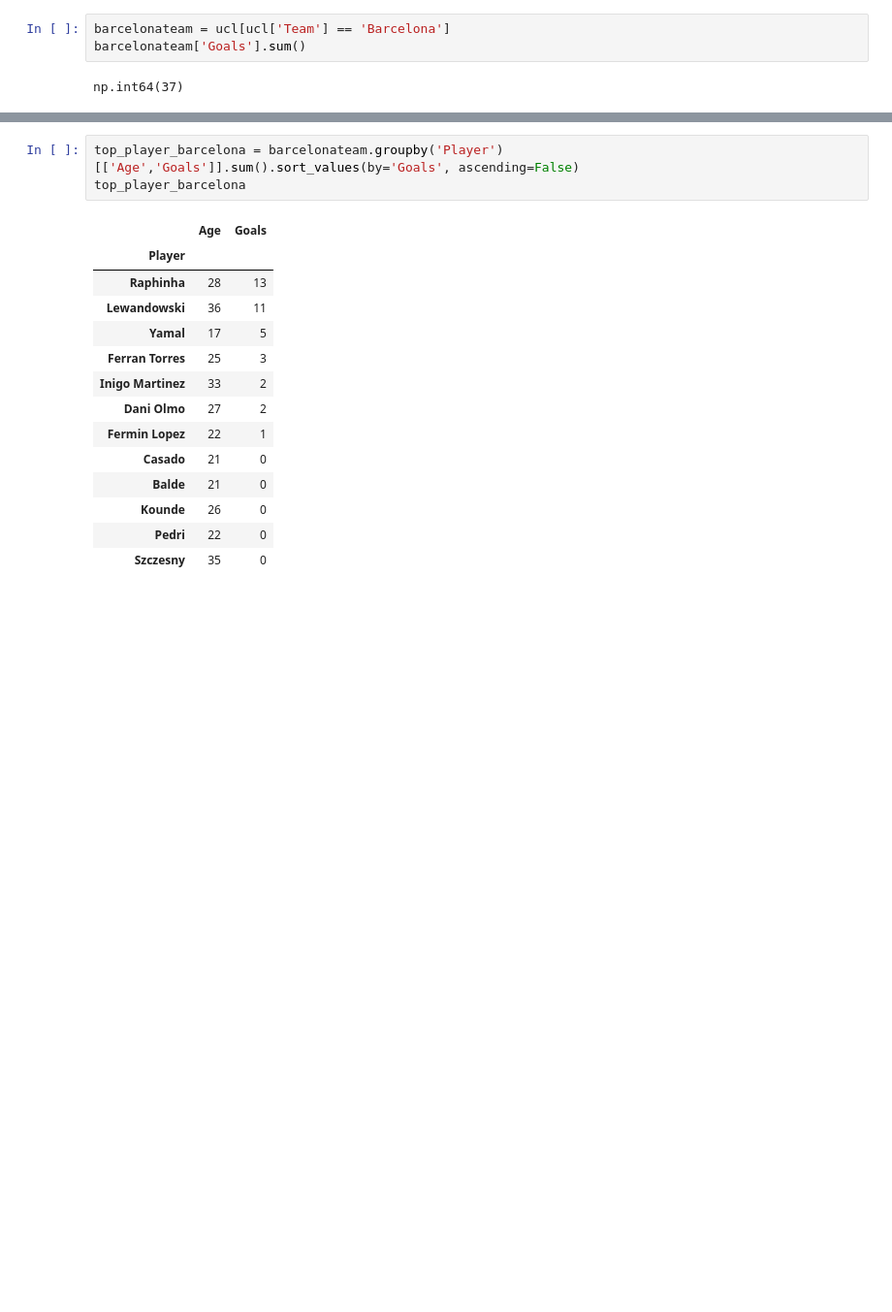
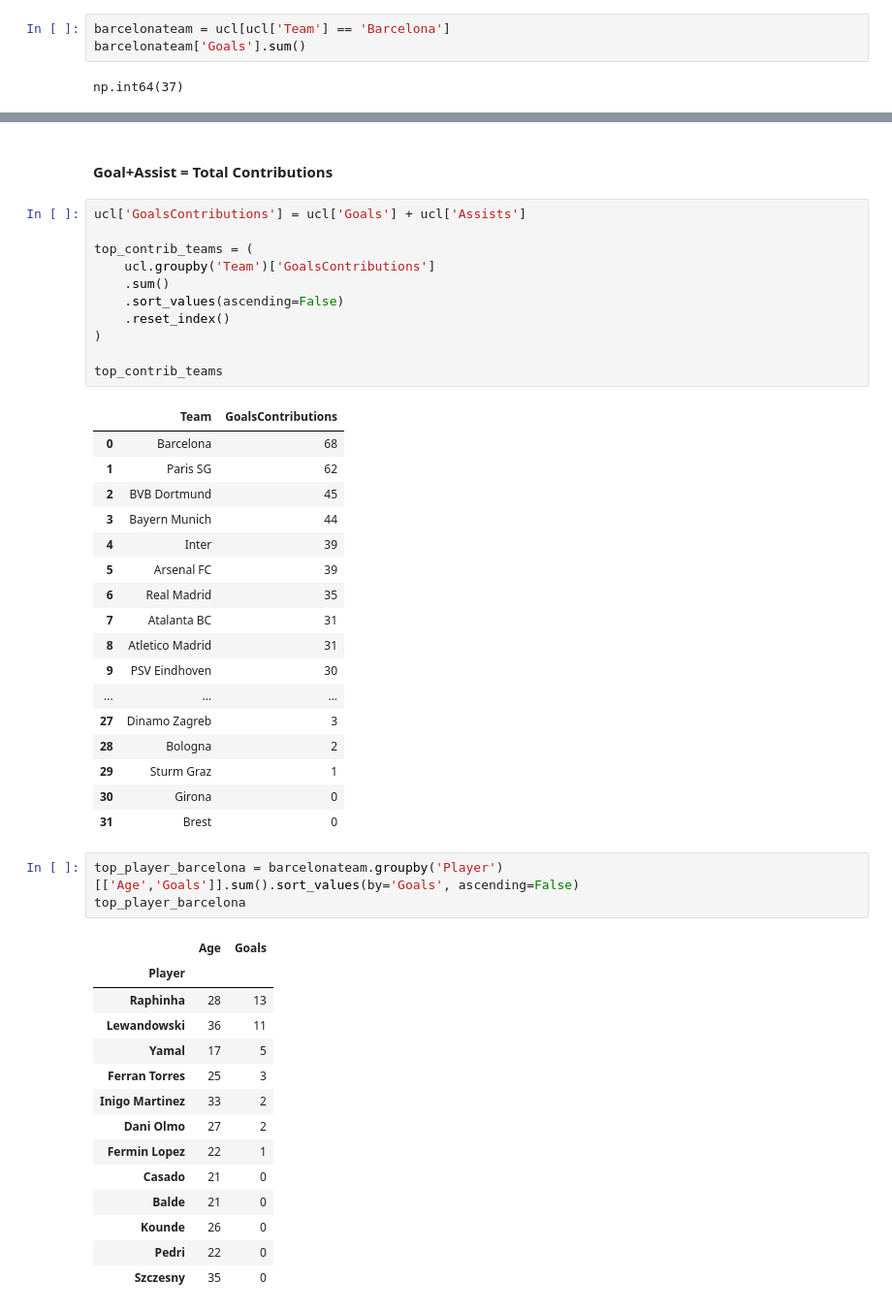
Before and after one commit to ArberKuqi/PythonDataScience_Project, a Jupyter notebook: ChampionsData/02-descriptive_statistics.ipynb, the cells around one changed output, grey strips where cells are left out. Shown at 97% size. Cells and saved outputs as stored; diff of their text form; blank space fills up the shorter version.

```diff
--- a/ChampionsData/02-descriptive_statistics.ipynb
+++ b/ChampionsData/02-descriptive_statistics.ipynb
@@ -119,3 +191,34 @@ np.int64(37)
+# %% [markdown]
+#### Goal+Assist = Total Contributions
+# %%
+ucl['GoalsContributions'] = ucl['Goals'] + ucl['Assists']
+
+top_contrib_teams = (
+    ucl.groupby('Team')['GoalsContributions']
+    .sum()
+    .sort_values(ascending=False)
+    .reset_index()
+)
+
+top_contrib_teams
+# %% [output]
+|  | Team | GoalsContributions |
+| 0 | Barcelona | 68 |
+| 1 | Paris SG | 62 |
+| 2 | BVB Dortmund | 45 |
+| 3 | Bayern Munich | 44 |
+| 4 | Inter | 39 |
+| 5 | Arsenal FC | 39 |
+| 6 | Real Madrid | 35 |
+| 7 | Atalanta BC | 31 |
+| 8 | Atletico Madrid | 31 |
+| 9 | PSV Eindhoven | 30 |
+| ... | ... | ... |
+| 27 | Dinamo Zagreb | 3 |
+| 28 | Bologna | 2 |
+| 29 | Sturm Graz | 1 |
+| 30 | Girona | 0 |
+| 31 | Brest | 0 |
 # %%
 top_player_barcelona = barcelonateam.groupby('Player')[['Age','Goals']].sum().sort_values(by='Goals', ascending=False)
 top_player_barcelona
```
Also changed, not shown: parts of 18 cells of this notebook, 7 other files.
